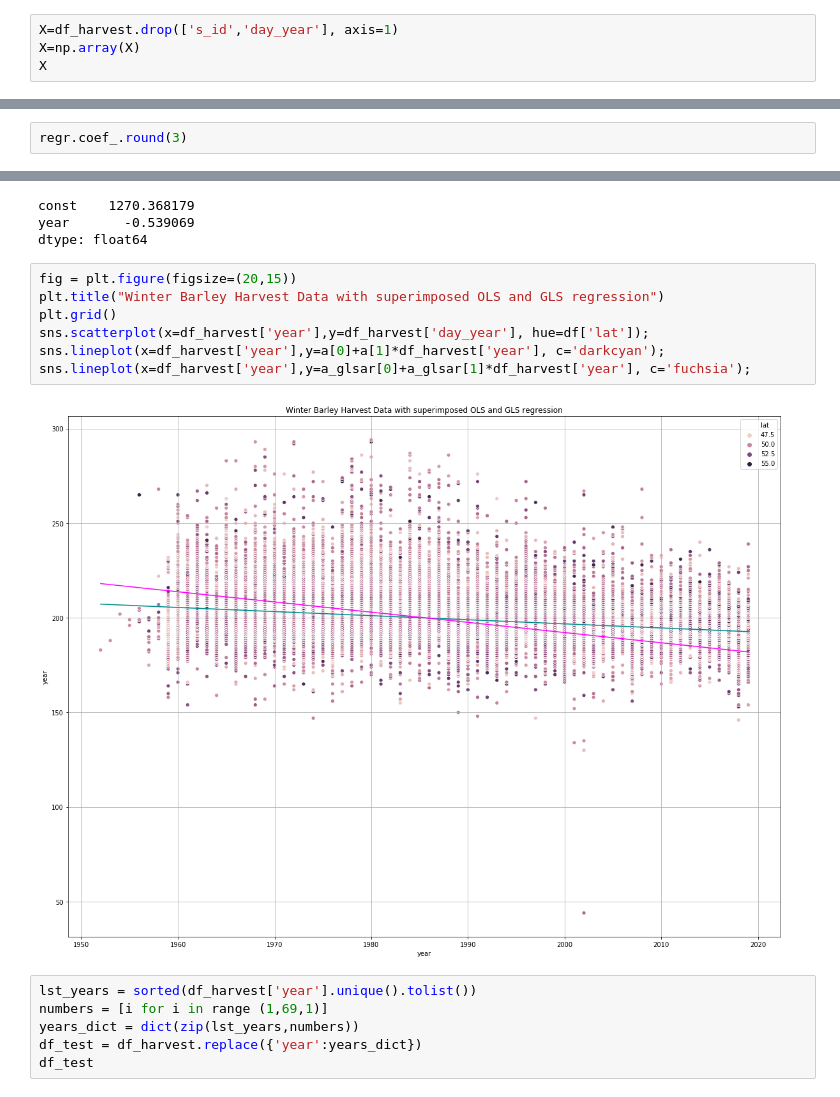
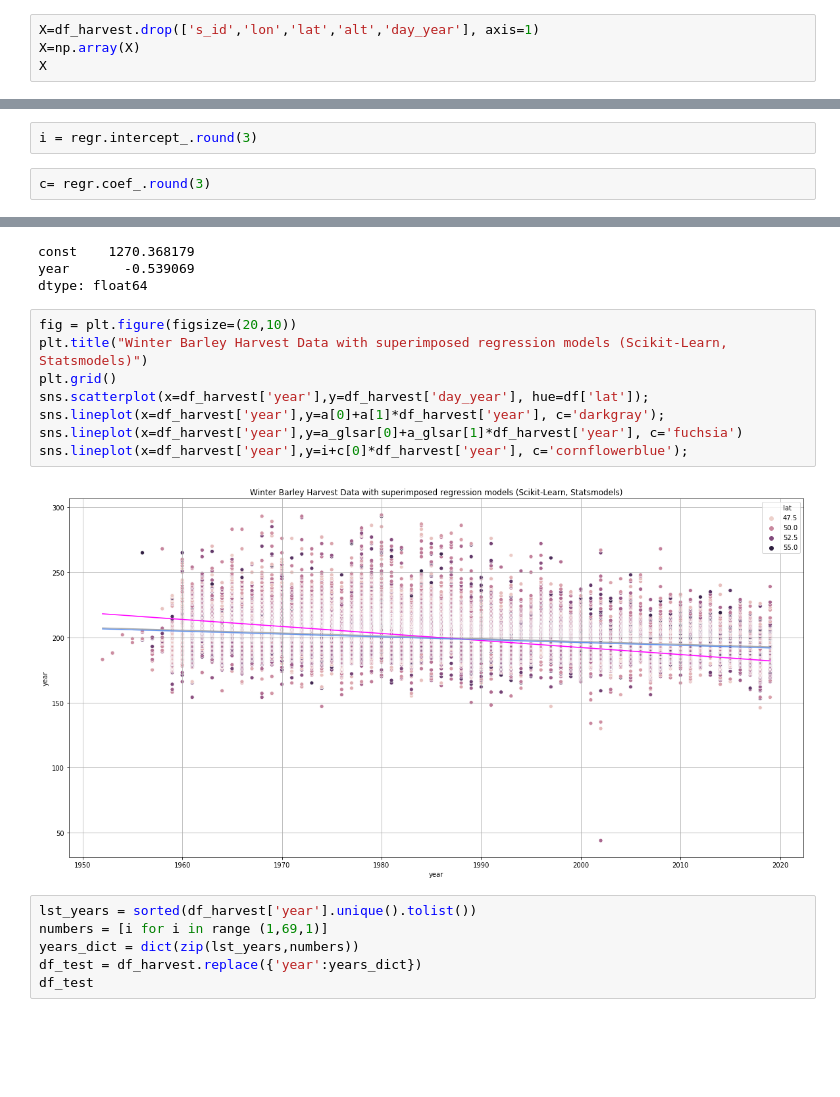
Before and after one commit to GParolini/phenology_data, a Jupyter notebook: code/7_winterbarley.ipynb, the cells around one changed output, grey strips where cells are left out. Saved outputs shown, nothing was run; the diff lists cells and outputs as text; blank space fills up the shorter version.

```diff
--- a/code/7_winterbarley.ipynb
+++ b/code/7_winterbarley.ipynb
@@ -133,7 +124,7 @@ sns.scatterplot(x=df_harvest['year'],y=df_harvest['day_year'], hue=df['lat']);
 fig.savefig(os.path.join(p_cwd, "output","images","winterbarley_harvest.jpg"), dpi=300,
         orientation='portrait')
 # %%
-X=df_harvest.drop(['s_id','day_year'], axis=1)
+X=df_harvest.drop(['s_id','lon','lat','alt','day_year'], axis=1)
 X=np.array(X)
 X
 # %% [output]
@@ -158,2 +149,4 @@ round(regr.score(X,y),3)
+# %%
+i = regr.intercept_.round(3)
 # %%
-regr.coef_.round(3)
+c= regr.coef_.round(3)
@@ -285,14 +284,15 @@ const    1270.368179
 year       -0.539069
 dtype: float64
 # %%
-fig = plt.figure(figsize=(20,15))
-plt.title("Winter Barley Harvest Data with superimposed OLS and GLS regression")
+fig = plt.figure(figsize=(20,10))
+plt.title("Winter Barley Harvest Data with superimposed regression models (Scikit-Learn, Statsmodels)")
 plt.grid()
 sns.scatterplot(x=df_harvest['year'],y=df_harvest['day_year'], hue=df['lat']);
-sns.lineplot(x=df_harvest['year'],y=a[0]+a[1]*df_harvest['year'], c='darkcyan');
-sns.lineplot(x=df_harvest['year'],y=a_glsar[0]+a_glsar[1]*df_harvest['year'], c='fuchsia');
+sns.lineplot(x=df_harvest['year'],y=a[0]+a[1]*df_harvest['year'], c='darkgray');
+sns.lineplot(x=df_harvest['year'],y=a_glsar[0]+a_glsar[1]*df_harvest['year'], c='fuchsia')
+sns.lineplot(x=df_harvest['year'],y=i+c[0]*df_harvest['year'], c='cornflowerblue');
 # %% [output]
-[figure, old version]
+[figure, new version]
 # %%
 lst_years = sorted(df_harvest['year'].unique().tolist())
 numbers = [i for i in range (1,69,1)]
```
Also changed, not shown: parts of 11 cells of this notebook, 2 other files.
